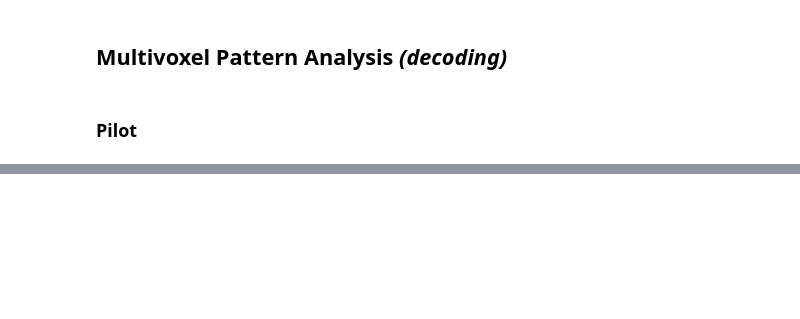
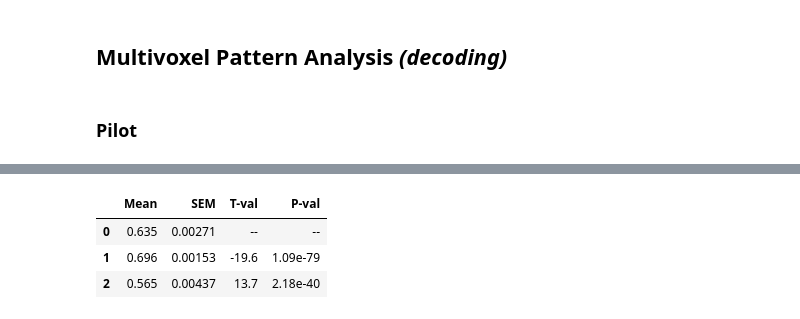
Before and after one commit to datasiansalsa/LC-PrL-DREADDs_Self-Admin_Analysis, a Jupyter notebook: cue_analysis/LC-PrL-DREADDs/LC-PrL-DREADDs_cue_analysis_JJB.ipynb, the cells around one changed output, grey strips where cells are left out. Saved outputs shown, nothing was run; the diff lists cells and outputs as text; code cells hidden in the pictures; blank space fills up the shorter version.

```diff
--- a/cue_analysis/LC-PrL-DREADDs/LC-PrL-DREADDs_cue_analysis_JJB.ipynb
+++ b/cue_analysis/LC-PrL-DREADDs/LC-PrL-DREADDs_cue_analysis_JJB.ipynb
@@ -1395 +625,44 @@ print('========== FINISHED ==========')
+# %%
+#stats
+LC_t, LC_p = stats.ttest_ind(shuffle_arr, LCDD_acc_arr, equal_var=False)
+Gi_t, Gi_p = stats.ttest_ind(shuffle_arr, xp_arr, equal_var=False)
+
+control_mean = np.mean(shuffle_arr)
+control_sem = stats.sem(shuffle_arr)
+
+LC_mean = np.mean(LCDD_acc_arr)
+LC_sem = stats.sem(LCDD_acc_arr)
+
+xp_mean = np.mean(xp_arr)
+xp_sem = stats.sem(xp_arr)
+
+dict_arr = []
+
+dict_arr.append({
+    'Mean': '{0:.3g}'.format(control_mean),
+    'SEM': '{0:.3g}'.format(control_sem),
+    'T-val': '--',
+    'P-val': '--',
+})
+
+dict_arr.append({
+    'Mean': '{0:.3g}'.format(LC_mean),
+    'SEM': '{0:.3g}'.format(LC_sem),
+    'T-val': '{0:.3g}'.format(LC_t),
+    'P-val': '{0:.3g}'.format(LC_p),
+})
+dict_arr.append({
+    'Mean': '{0:.3g}'.format(xp_mean),
+    'SEM': '{0:.3g}'.format(xp_sem),
+    'T-val': '{0:.3g}'.format(Gi_t),
+    'P-val': '{0:.3g}'.format(Gi_p),
+})
+
+stats_df = pd.DataFrame(dict_arr)
+stats_df
+# %% [output]
+|  | Mean | SEM | T-val | P-val |
+| 0 | 0.635 | 0.00271 | -- | -- |
+| 1 | 0.696 | 0.00153 | -19.6 | 1.09e-79 |
+| 2 | 0.565 | 0.00437 | 13.7 | 2.18e-40 |
 # %%
```
Also changed, not shown: parts of 54 cells of this notebook, 10 other files.
